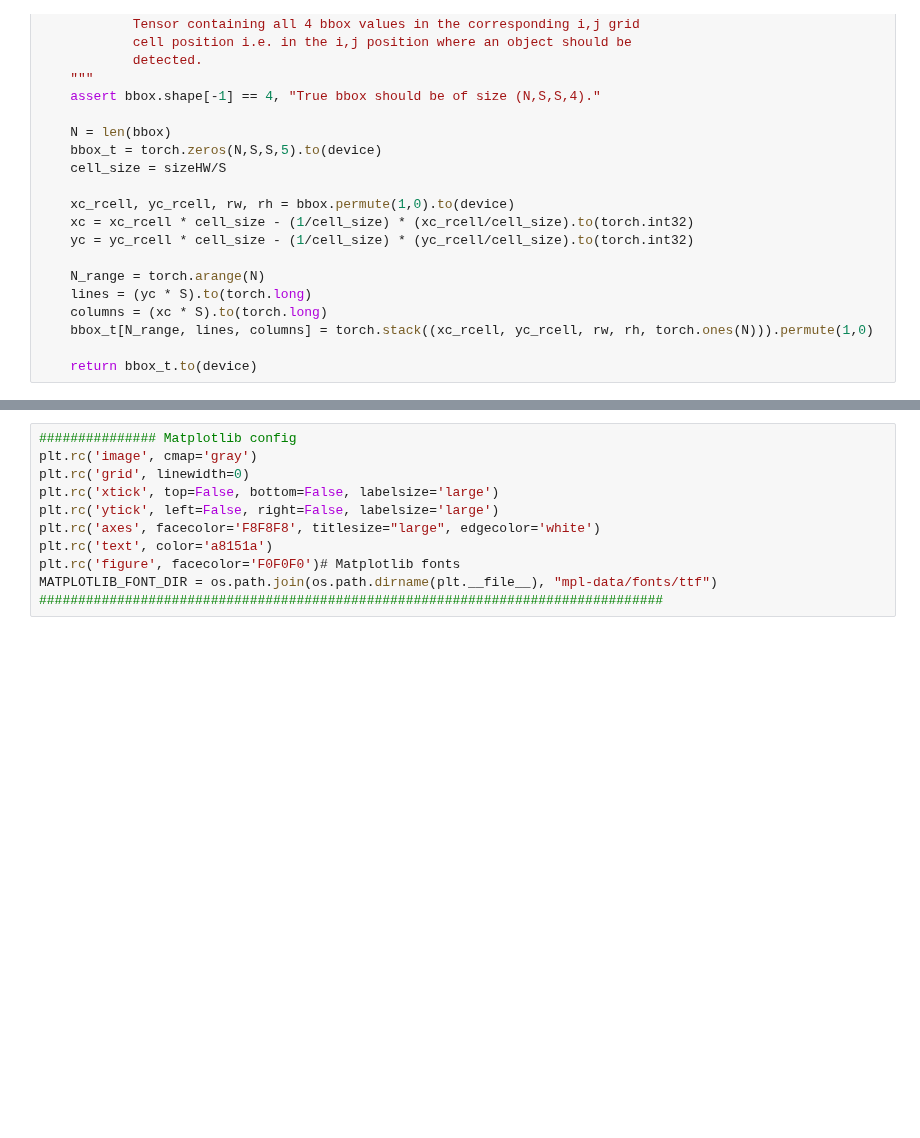
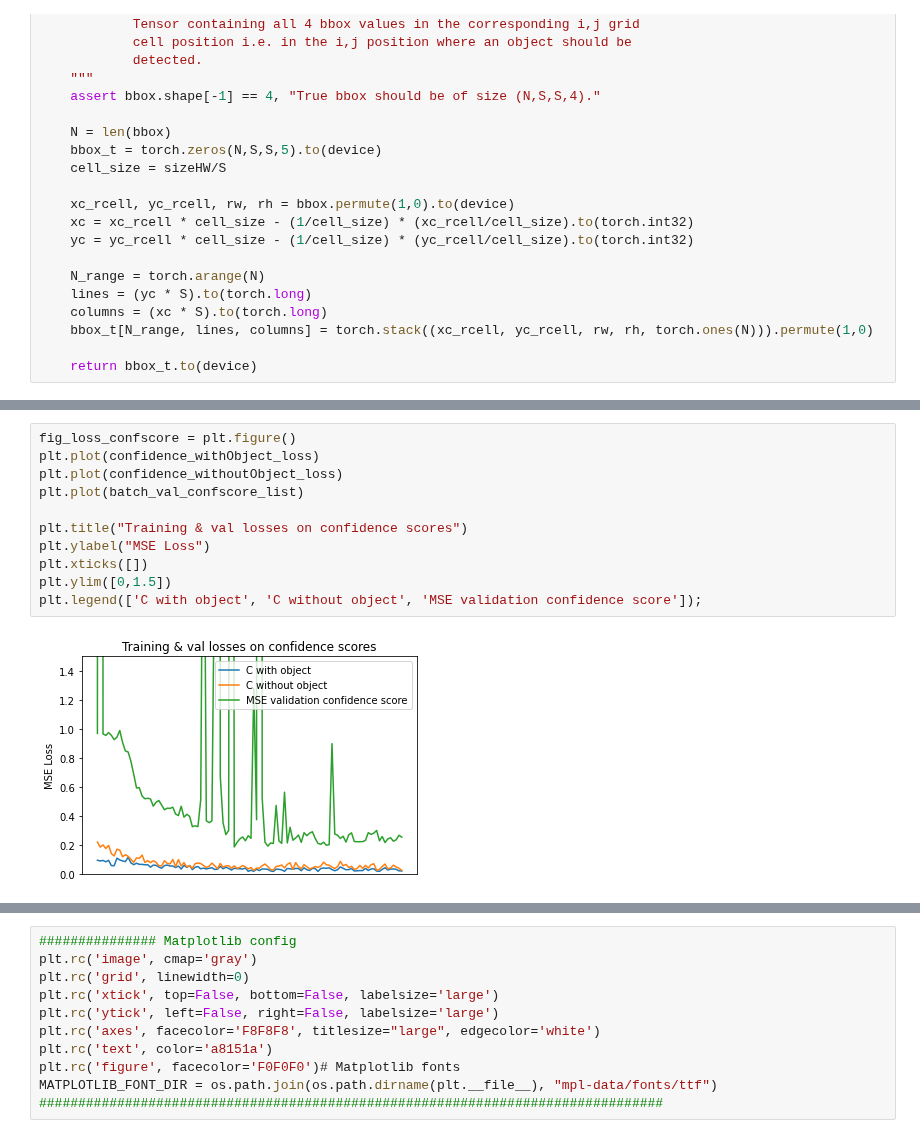
Before and after one commit to E-delweiss/Food_Recognition, a Jupyter notebook: WarmingUp_with_MNIST/YOLO_MNIST_Localization.ipynb, the cells around one changed output, grey strips where cells are left out. Saved outputs shown, nothing was run; the diff lists cells and outputs as text; blank space fills up the shorter version.

```diff
--- a/WarmingUp_with_MNIST/YOLO_MNIST_Localization.ipynb
+++ b/WarmingUp_with_MNIST/YOLO_MNIST_Localization.ipynb
@@ -590,0 +828,13 @@ def intersection_over_union(bboxes1:torch.Tensor, bboxes2:torch.Tensor)->torch.T
+# %%
+fig_loss_confscore = plt.figure()
+plt.plot(confidence_withObject_loss)
+plt.plot(confidence_withoutObject_loss)
+plt.plot(batch_val_confscore_list)
+
+plt.title("Training & val losses on confidence scores")
+plt.ylabel("MSE Loss")
+plt.xticks([])
+plt.ylim([0,1.5])
+plt.legend(['C with object', 'C without object', 'MSE validation confidence score']);
+# %% [output]
+[figure, added]
```
Also changed, not shown: parts of 43 cells of this notebook.
